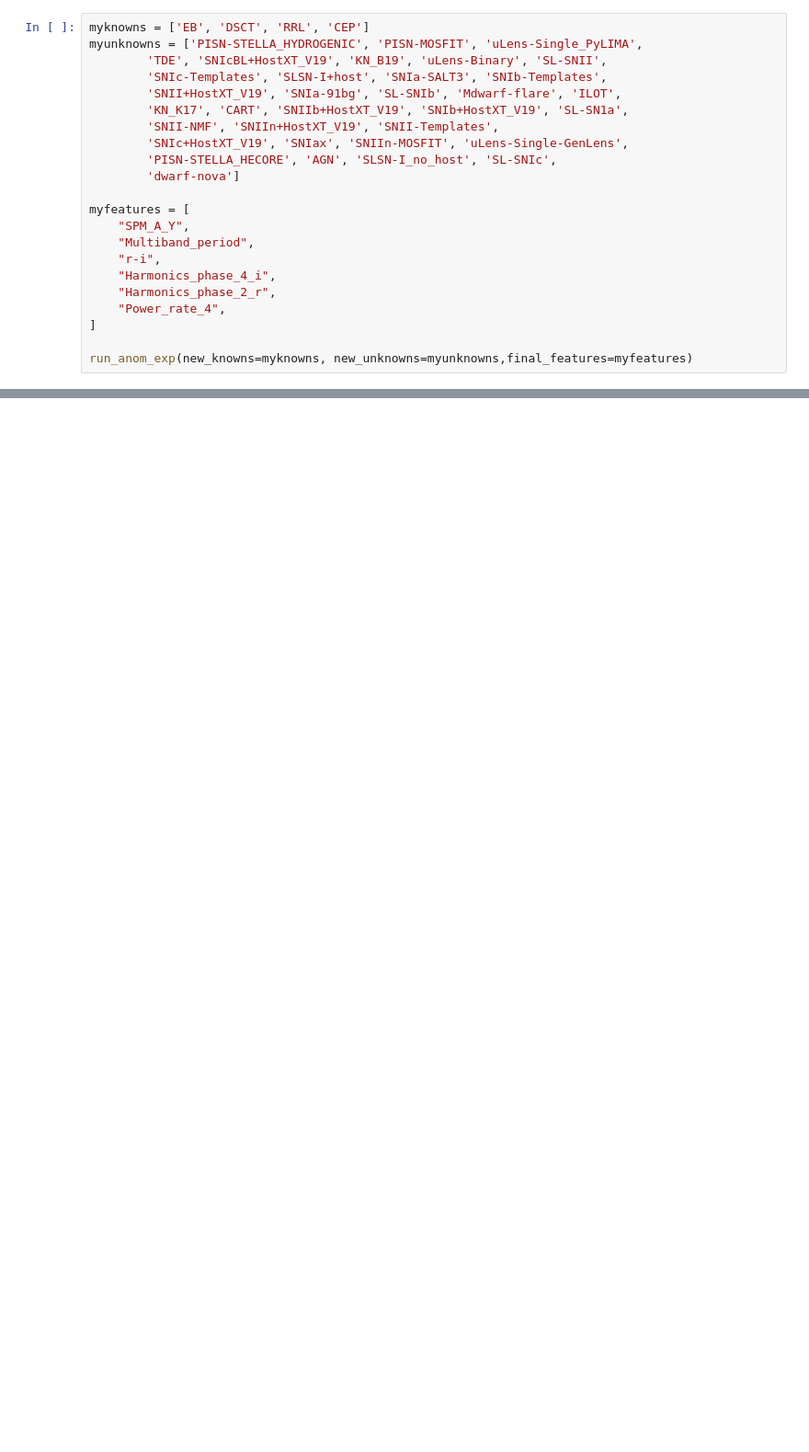
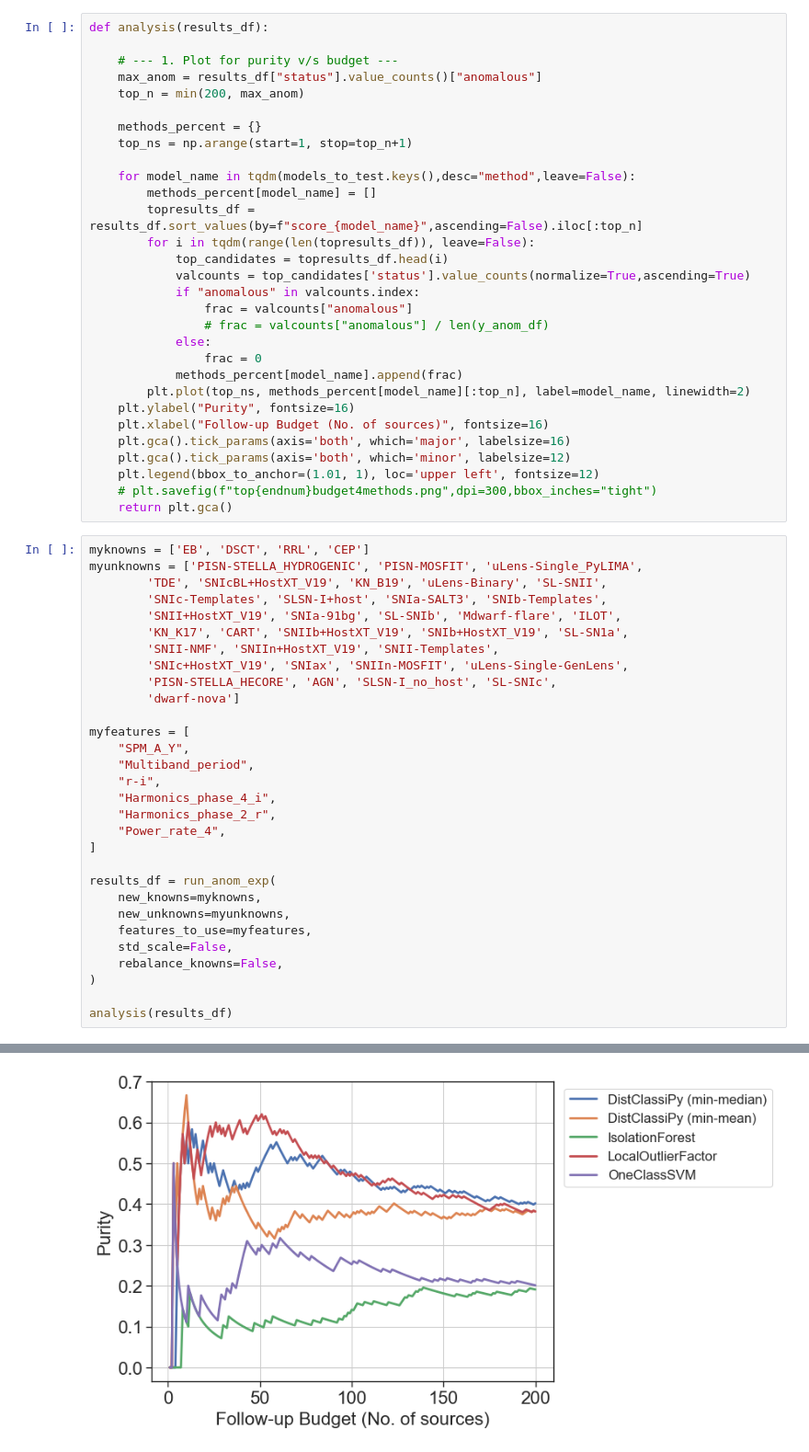
Before and after one commit to sidchaini/DistanceAnomalies, a Jupyter notebook: 06. paper neurips mlps/06a. elasticc.ipynb, the cells around one changed output, grey strips where cells are left out. Shown at 92% size. Drawn from its saved outputs; the diff is of its cells as text; blank space fills up the shorter version.

Commit message:
Reorganised elasticc nb, and added rebalance flag

```diff
--- a/06. paper neurips mlps/06a. elasticc.ipynb
+++ b/06. paper neurips mlps/06a. elasticc.ipynb
@@ -1185,3 +189,33 @@ def run_anom_exp(new_knowns, new_unknowns,final_features):
+# %%
+def analysis(results_df):
+
+    # --- 1. Plot for purity v/s budget ---
+    max_anom = results_df["status"].value_counts()["anomalous"]
+    top_n = min(200, max_anom)
+
+    methods_percent = {}
+    top_ns = np.arange(start=1, stop=top_n+1)
+
+    for model_name in tqdm(models_to_test.keys(),desc="method",leave=False):
+        methods_percent[model_name] = []
+        topresults_df = results_df.sort_values(by=f"score_{model_name}",ascending=False).iloc[:top_n]
+        for i in tqdm(range(len(topresults_df)), leave=False):
+            top_candidates = topresults_df.head(i)
+            valcounts = top_candidates['status'].value_counts(normalize=True,ascending=True)
+            if "anomalous" in valcounts.index:
+                frac = valcounts["anomalous"]
+                # frac = valcounts["anomalous"] / len(y_anom_df)
+            else:
+                frac = 0
+            methods_percent[model_name].append(frac)
+        plt.plot(top_ns, methods_percent[model_name][:top_n], label=model_name, linewidth=2)
+    plt.ylabel("Purity", fontsize=16)
+    plt.xlabel("Follow-up Budget (No. of sources)", fontsize=16)
+    plt.gca().tick_params(axis='both', which='major', labelsize=16)
+    plt.gca().tick_params(axis='both', which='minor', labelsize=12)
+    plt.legend(bbox_to_anchor=(1.01, 1), loc='upper left', fontsize=12)
+    # plt.savefig(f"top{endnum}budget4methods.png",dpi=300,bbox_inches="tight")
+    return plt.gca()
 # %%
 myknowns = ['EB', 'DSCT', 'RRL', 'CEP']
 myunknowns = ['PISN-STELLA_HYDROGENIC', 'PISN-MOSFIT', 'uLens-Single_PyLIMA',
@@ -1203,5 +237,13 @@ myfeatures = [
     "Power_rate_4",
 ]
 
-run_anom_exp(new_knowns=myknowns, new_unknowns=myunknowns,final_features=myfeatures)
+results_df = run_anom_exp(
+    new_knowns=myknowns,
+    new_unknowns=myunknowns,
+    features_to_use=myfeatures,
+    std_scale=False,
+    rebalance_knowns=False,
+)
+
+analysis(results_df)
 # %% [output]
@@ -1234,0 +251 @@ Name: count, dtype: int64
+[figure, added]
```
Also changed, not shown: parts of 25 cells of this notebook, 1 other file.
